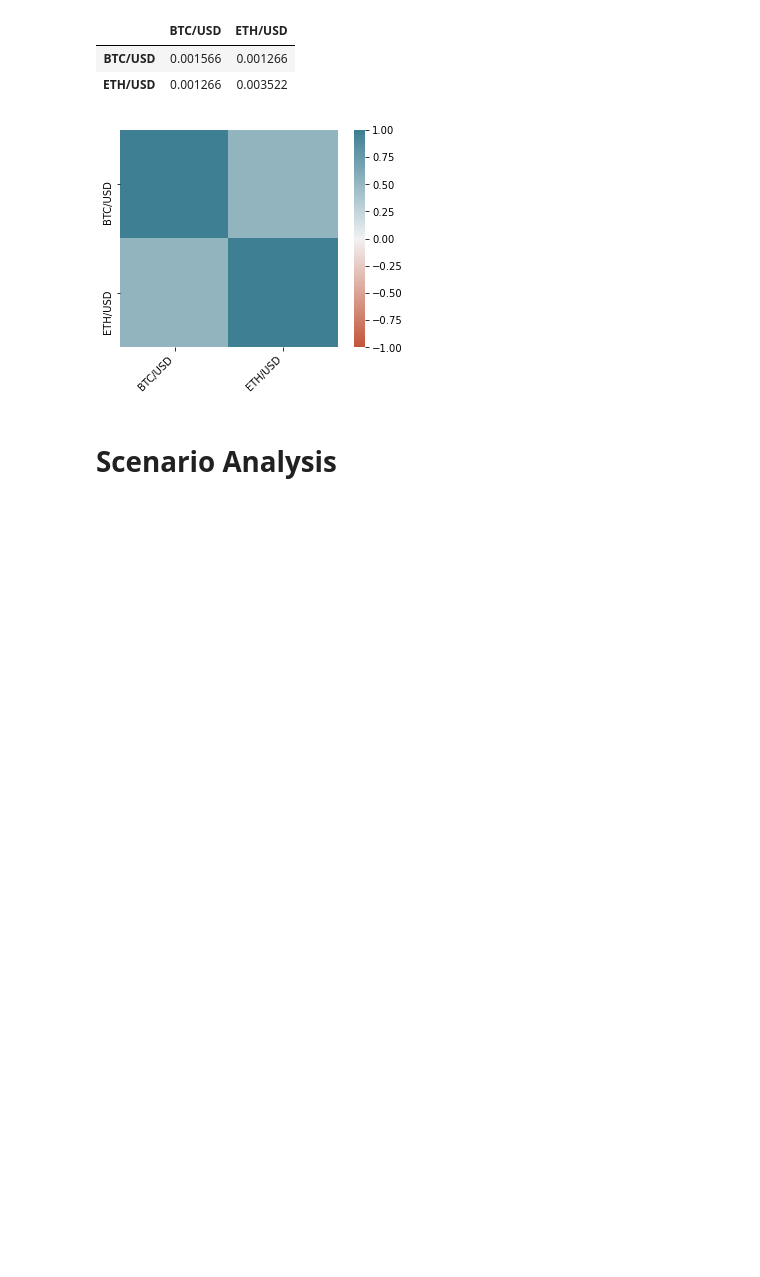
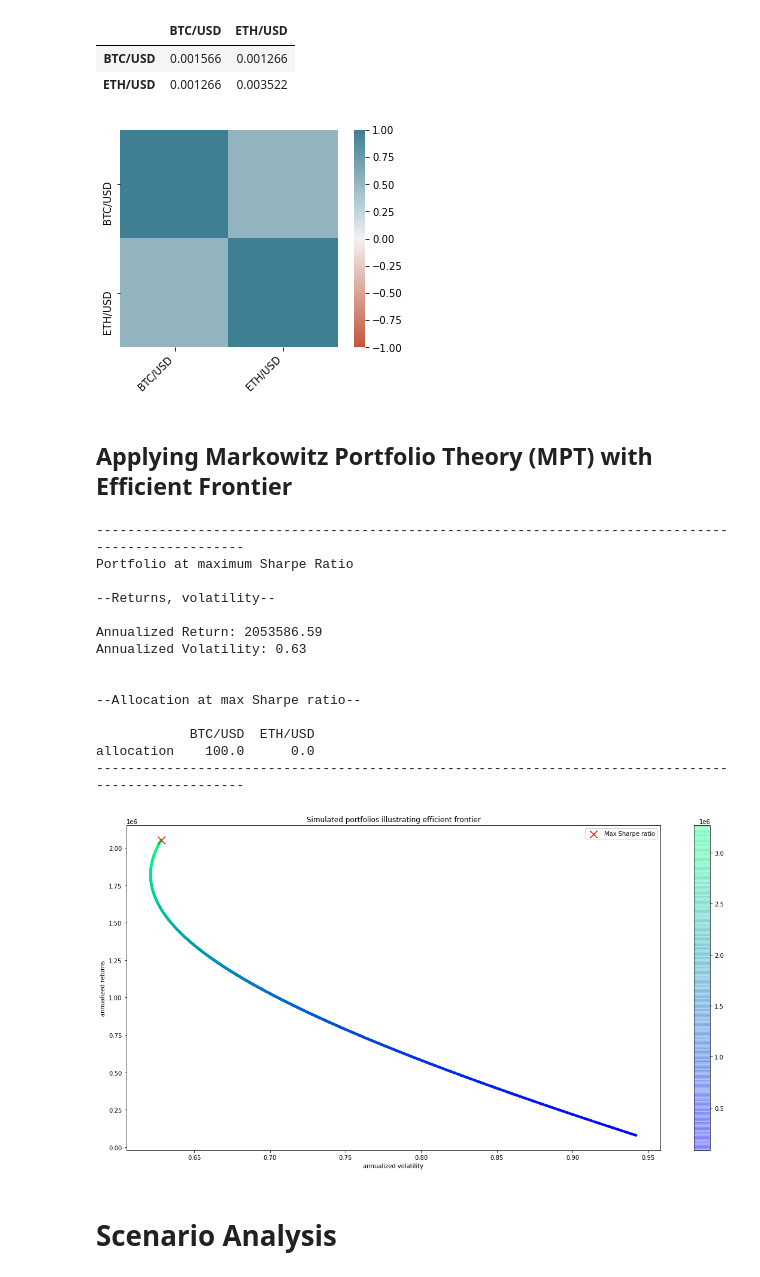
Before and after one commit to sreenivaskalva-2021/MonashFintech2021Project1, a Jupyter notebook: Financial Modelling/Crypto Portfolio/Portfolio Analysis.ipynb, the cells around one changed output. Cells and saved outputs as stored; diff of their text form; code cells hidden in the pictures; blank space fills up the shorter version.

```diff
--- a/Financial Modelling/Crypto Portfolio/Portfolio Analysis.ipynb
+++ b/Financial Modelling/Crypto Portfolio/Portfolio Analysis.ipynb
@@ -194,3 +194,11 @@ ax.set_xticklabels(
 );
 # %% [output]
 [figure]
+# %% [markdown]
+## Applying Markowitz Portfolio Theory (MPT) with Efficient Frontier
+# %%
+# Number of portfolios to simulate
+num_portfolios = 10000
+# Risk free rate (used for Sharpe ratio below)
+# anchored on treasury bond rates (GTAUD5Y:GOV | Australia Bond 5 Year Yield)
+risk_free_rate = 0.0169
@@ -197,3 +228,60 @@ ax.set_xticklabels(
+# %%
+def display_simulated_portfolios(crypto_means, crypto_cov_matrix, num_portfolios, risk_free_rate):
+
+    # pull results, weights from random portfolios
+    results, weights = generate_random_portfolios(num_portfolios, crypto_means, crypto_cov_matrix, risk_free_rate)
+
+    # pull the max portfolio Sharpe ratio (3rd element in results array from
+    # generate_random_portfolios function)
+    max_sharpe_idx = np.argmax(results[2])
+
+    # pull the associated standard deviation, annualized return w/ the max Sharpe ratio
+    stdev_portfolio, returns_portfolio = results[0,max_sharpe_idx], results[1,max_sharpe_idx]
+
+    # pull the allocation associated with max Sharpe ratio
+    max_sharpe_allocation = pd.DataFrame(weights[max_sharpe_idx],index=crypto_df.columns,columns=['allocation'])
+    max_sharpe_allocation.allocation = [round(i*100,2)for i in max_sharpe_allocation.allocation]
+    max_sharpe_allocation = max_sharpe_allocation.T
+
+    print("-"*100)
+    print("Portfolio at maximum Sharpe Ratio\n")
+    print("--Returns, volatility--\n")
+    print("Annualized Return:", round(returns_portfolio,2))
+    print("Annualized Volatility:", round(stdev_portfolio,2))
+
+    print("\n")
+    print("--Allocation at max Sharpe ratio--\n")
+    print(max_sharpe_allocation)
+    print("-"*100)
+
+    plt.figure(figsize=(20, 10))
+    # x = volatility, y = annualized return, color mapping = sharpe ratio
+    plt.scatter(results[0,:],results[1,:],c=results[2,:], cmap='winter', marker='o', s=10, alpha=0.3)
+    plt.colorbar()
+    # Mark the portfolio w/ max Sharpe ratio
+    plt.scatter(stdev_portfolio, returns_portfolio, marker='x',color='r',s=150, label='Max Sharpe ratio')
+    plt.title('Simulated portfolios illustrating efficient frontier')
+    plt.xlabel('annualized volatility')
+    plt.ylabel('annualized returns')
+    plt.legend(labelspacing=1.2)
+
+display_simulated_portfolios(crypto_means, crypto_cov_matrix, num_portfolios, risk_free_rate)
+# %% [output]
+----------------------------------------------------------------------------------------------------
+Portfolio at maximum Sharpe Ratio
+
+--Returns, volatility--
+
+Annualized Return: 2053586.59
+Annualized Volatility: 0.63
+
+
+--Allocation at max Sharpe ratio--
+
+            BTC/USD  ETH/USD
+allocation    100.0      0.0
+----------------------------------------------------------------------------------------------------
+[figure, added]
 # %%
 #   So what is happening to this formula?
 #   Before we dive in, we need to understand the concept of max Sharpe Ratio:
```
Also changed, not shown: parts of 5 cells of this notebook.
